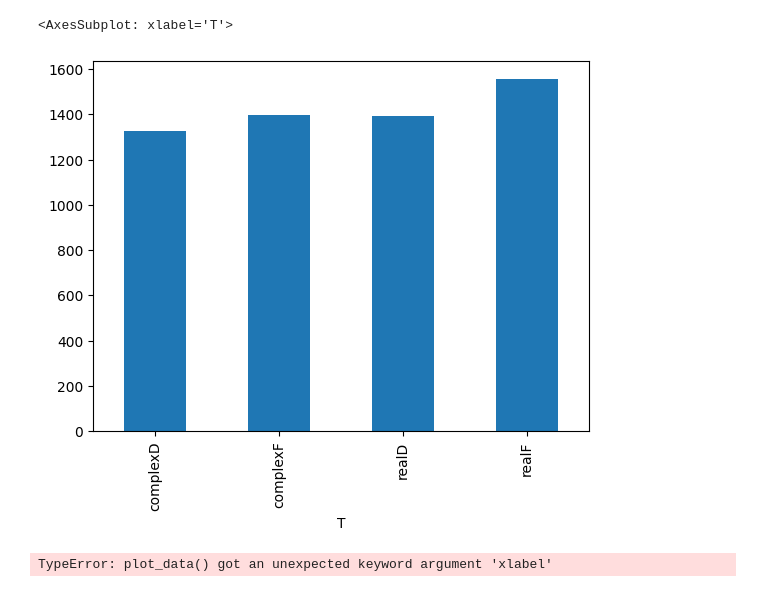
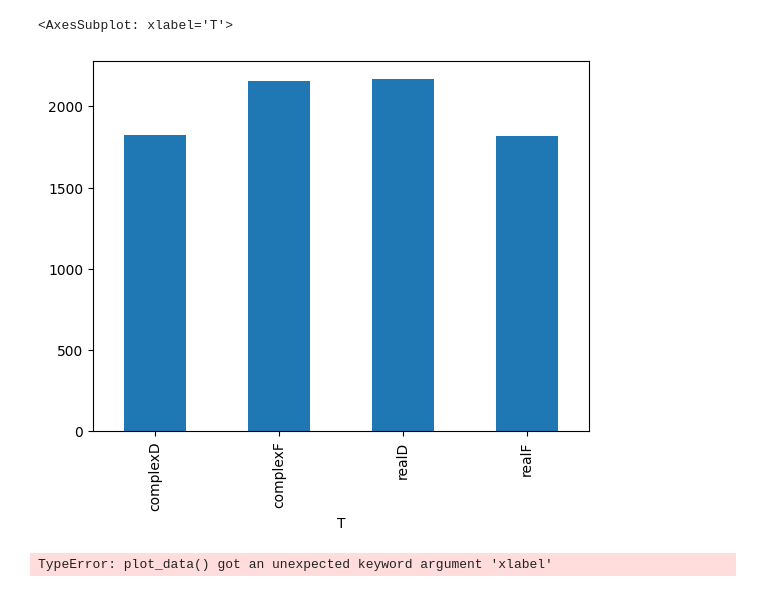
Before and after one commit to tosi2504/cuda_grid, a Jupyter notebook: benchmark/analyze.ipynb, the cells around one changed output. Saved outputs shown, nothing was run; the diff lists cells and outputs as text; code cells hidden in the pictures.

```diff
--- a/benchmark/analyze.ipynb
+++ b/benchmark/analyze.ipynb
@@ -12,9 +12,11 @@ import os
 from pyBenchmark import loadPickle, data_to_df, eliminate_blkSize_by_max, plot_data
 # %%
 # okay now load data
-data = loadPickle(filepath='../mrhs_lanes.pickle')
+target = 'copy_noMalloc'
+# data = loadPickle(filepath='benchdata/'+target+'.pickle')
+data = loadPickle(filepath='../'+target+'.pickle')
 print(data)
-df = data_to_df({'mrhs_lanes': data})
+df = data_to_df({target: data})
 # df.index.name = "Output"
 # df.columns.name = "Bench params"
 display(df)
@@ -43,13 +42,13 @@ display(df)
 # %%
 # use .loc to access the desired value of axis 0 e.g. srhs_bw or mrhs_bw
 # use .xs function to access data by level name (very nice :) )
-srhs_series = df.loc['srhs_bw(GBs)', ].xs('stencil_blas', level='target').xs('(16, 16, 16, 16)', level='grid').xs(64, level='N').xs(60, level='numRHS')
+srhs_series = df.loc['srhs_bw(GBs)', ].xs('mrhs_lanes', level='target').xs('(16, 16, 16, 16)', level='grid').xs(64, level='N').xs(60, level='numRHS')
 
 dataset = eliminate_blkSize_by_max(srhs_series)
 dataset.plot(kind='bar')
 # %% [output]
 <AxesSubplot: xlabel='T'>
-[figure, old version]
+[figure, new version]
 # %%
 selectors = {'grid': '(8, 8, 8, 8)', 'T': 'realF', 'target': 'stencil_blas', 'numRHS': 60}
 plot_data(df=df, ax=None, xlabel='N', valuelabel='srhs_bw(GBs)', selectors=selectors)
```
Also changed, not shown: parts of 1 cell of this notebook, 3 other files.
